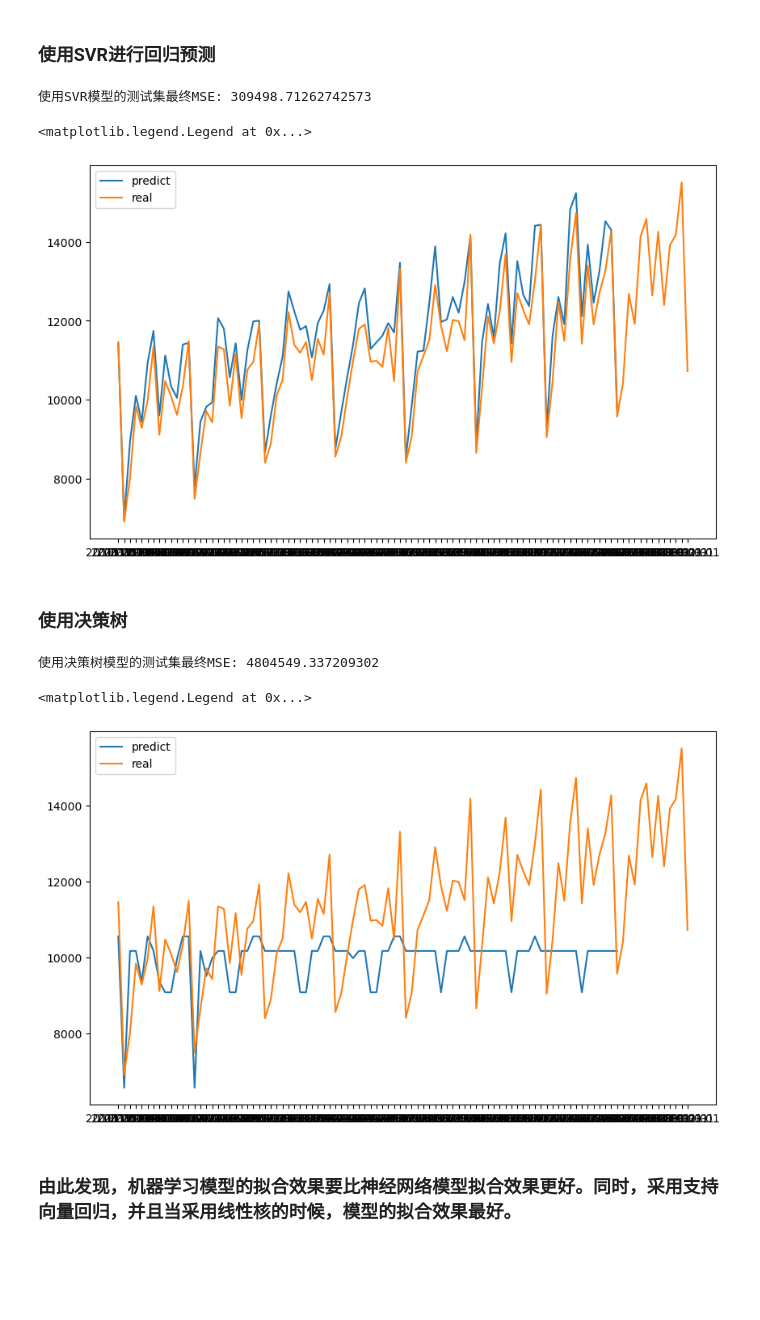
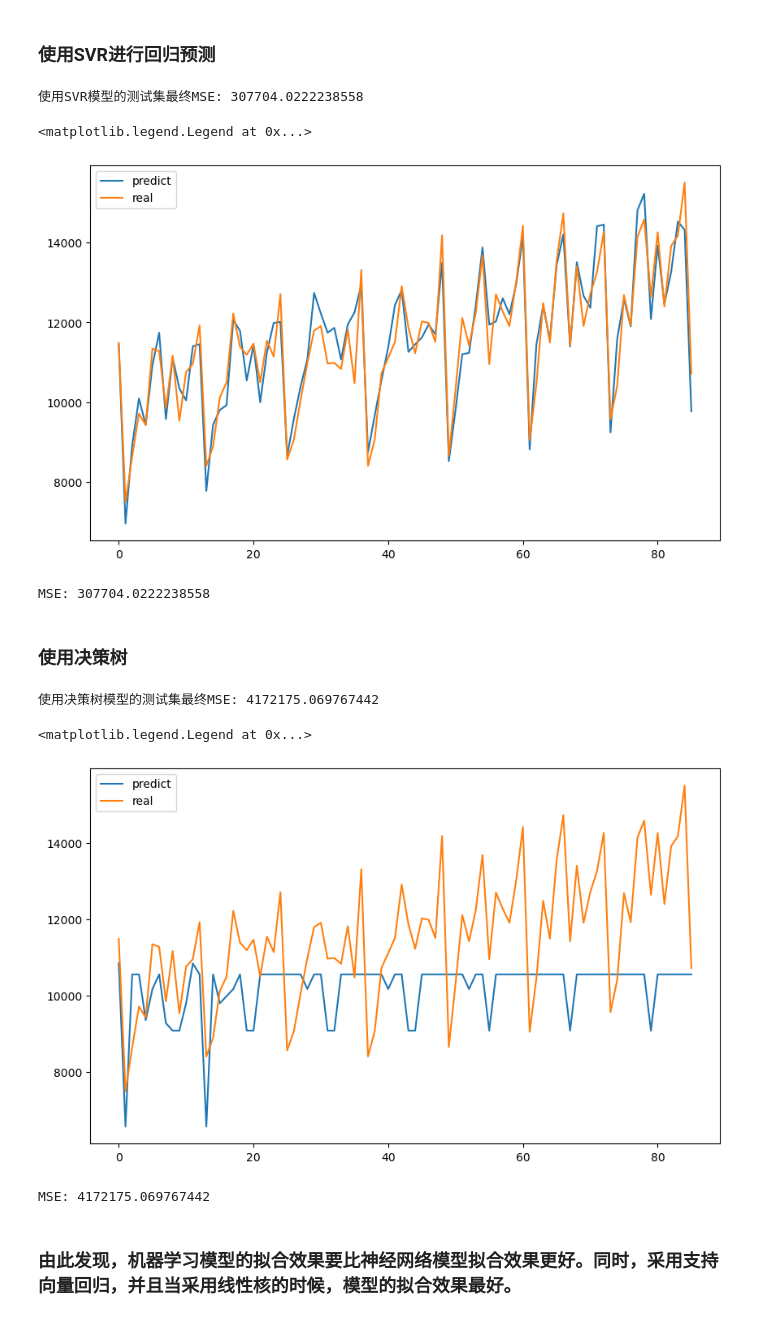
Before and after one commit to wyfdapig/learn_code, a Jupyter notebook: TStest/test3/homework2.ipynb, the cells around one changed output. Saved outputs shown, nothing was run; the diff lists cells and outputs as text; code cells hidden in the pictures; blank space fills up the shorter version.

```diff
--- a/TStest/test3/homework2.ipynb
+++ b/TStest/test3/homework2.ipynb
@@ -298,10 +287,10 @@ for params in net2.parameters():
     nn.init.normal_(params, mean=0, std=0.01)
 
 lr = 0.01
-num_epochs = 150
-batch_size = 128
-# loss = squared_loss
-loss = nn.MSELoss() # 均方误差损失函数
+num_epochs = 200
+batch_size = 64
+loss = squared_loss
+# loss = nn.MSELoss() # 均方误差损失函数
 optimizer = torch.optim.Adam(net2.parameters(), lr=lr) # Adam优化器
 # %% [markdown]
 训练模型
@@ -441,8 +419,8 @@ for params in net3.parameters():
     nn.init.normal_(params, mean=0, std=0.01)
 
 lr = 0.001
-num_epochs = 150
-batch_size = 128
+num_epochs = 100
+batch_size = 64
 # loss = squared_loss
 loss = nn.MSELoss() # 均方误差损失函数
 optimizer = torch.optim.Adam(net3.parameters(), lr=lr) # Adam优化器
@@ -574,16 +541,22 @@ mse = mse(test_label, test_predict)
 
 print('使用SVR模型的测试集最终MSE:', mse)
 # %% [output]
-使用SVR模型的测试集最终MSE: 309498.71262742573
+使用SVR模型的测试集最终MSE: 307704.0222238558
 # %%
 # 可视化
 plt.figure(figsize=(10, 6))
 plt.plot(test_predict, label='predict')
-plt.plot(test, label = 'real')
+plt.plot(test_label, label = 'real')
 plt.legend()
 # %% [output]
 <matplotlib.legend.Legend at 0x...>
-[figure, old version]
+[figure, new version]
+# %%
+from sklearn.metrics import mean_squared_error as mse
+
+print('MSE:', mse(test_label, test_predict))
+# %% [output]
+MSE: 307704.0222238558
 # %% [markdown]
 ### 使用决策树
 # %%
@@ -600,15 +573,21 @@ mse = mse(test_label, test_predict)
 
 print('使用决策树模型的测试集最终MSE:', mse)
 # %% [output]
-使用决策树模型的测试集最终MSE: 4804549.337209302
+使用决策树模型的测试集最终MSE: 4172175.069767442
 # %%
 # 可视化
 plt.figure(figsize=(10, 6))
 plt.plot(test_predict, label='predict')
-plt.plot(test, label = 'real')
+plt.plot(test_label, label = 'real')
 plt.legend()
 # %% [output]
 <matplotlib.legend.Legend at 0x...>
-[figure, old version]
+[figure, new version]
+# %%
+from sklearn.metrics import mean_squared_error as mse
+
+print('MSE:', mse(test_label, test_predict))
+# %% [output]
+MSE: 4172175.069767442
 # %% [markdown]
 ### 由此发现，机器学习模型的拟合效果要比神经网络模型拟合效果更好。同时，采用支持向量回归，并且当采用线性核的时候，模型的拟合效果最好。
```
Also changed, not shown: parts of 12 cells of this notebook, 2 other files.
